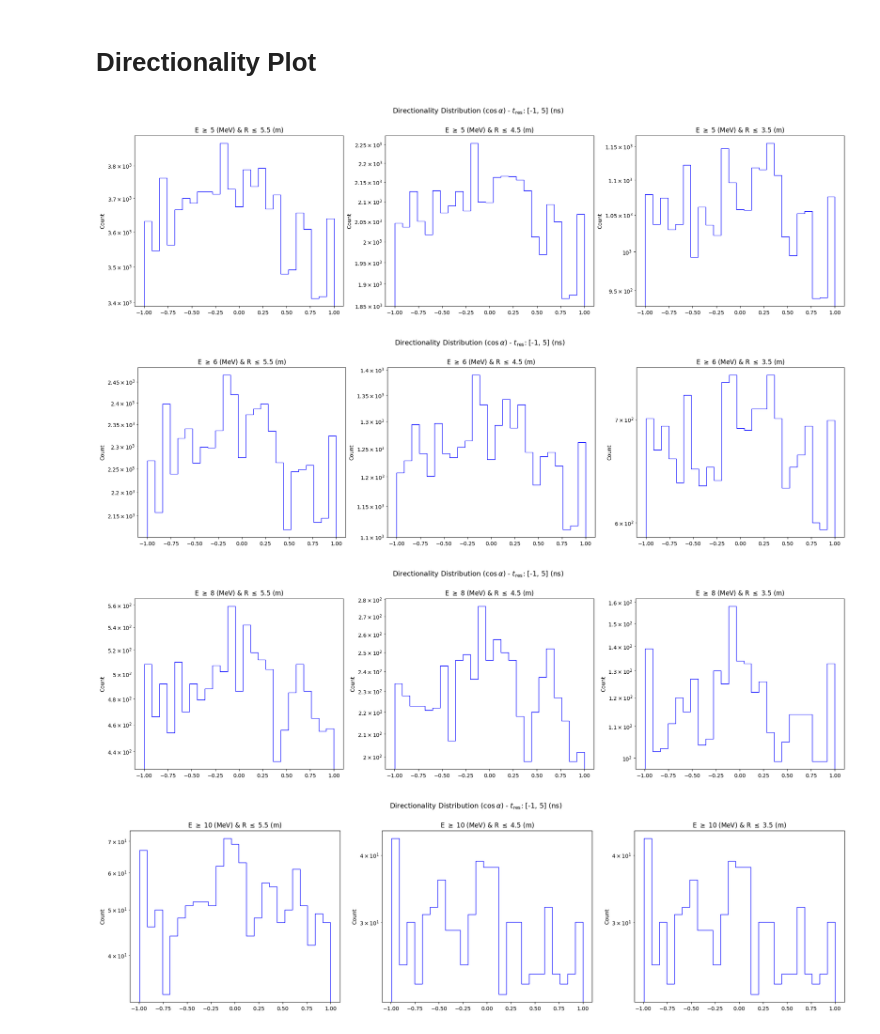
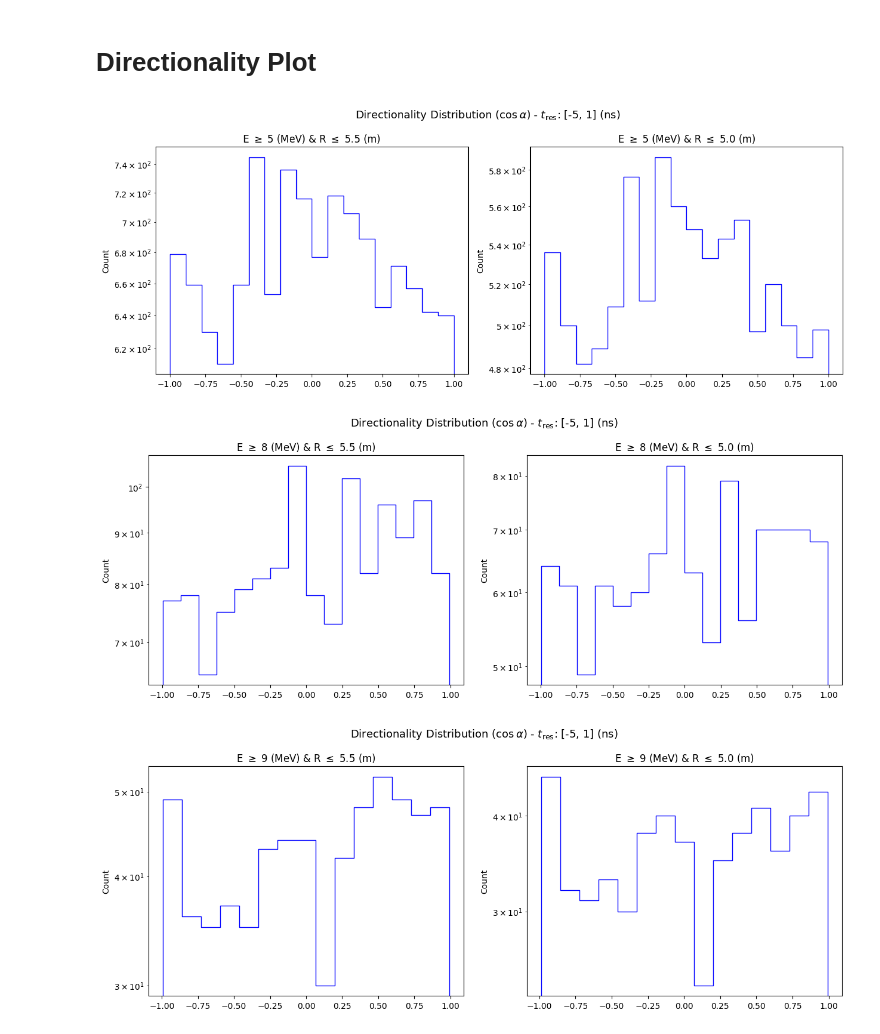
Before and after one commit to joankl/Solar-Neutrinos-Project, a Jupyter notebook: real data analysis/bisMSB/directionaly_pattern.ipynb, the cells around one changed output. Saved outputs shown, nothing was run; the diff lists cells and outputs as text; code cells hidden in the pictures.

```diff
--- a/real data analysis/bisMSB/directionaly_pattern.ipynb
+++ b/real data analysis/bisMSB/directionaly_pattern.ipynb
@@ -50,8 +50,8 @@ posr = obs_dict_ratds['posr']
 evtid_ratds = obs_dict_ratds['evtid']
 
 # ------ Time Residual Cut ------
-t_res_min = -1
-t_res_max = 5
+t_res_min = -5
+t_res_max = 1
 
 tres_condition = (time_res >= t_res_min) & (time_res <= t_res_max)
 
@@ -84,34 +88,33 @@ for i_dx in range(N_terms - 1):
 # %% [markdown]
 # Directionality Plot
 # %%
-bins = 25
+bins = [18, 16, 15]
 # ------ Define Cuts ------
-E_cut_list = [5, 6, 8, 10]
-R_cut_list = [5500, 4500, 3500]
+E_cut_list = [5, 8, 9]
+R_cut_list = [5500, 5000]
 
-for Ecut_i in E_cut_list:
+for j_dx, Ecut_i in enumerate(E_cut_list):
     en_cut_condition = (energy >= Ecut_i)
 
-    fig, axes = plt.subplots(1, len(R_cut_list), figsize=(24, 5.8))
+    fig, axes = plt.subplots(1, len(R_cut_list), figsize=(15, 5))
 
     for i_dx, Rcut_i in enumerate(R_cut_list):
         posr_cut_condition = (posr <= Rcut_i)
         cut_condition = en_cut_condition & posr_cut_condition
 
         cos_alpha_cut = cos_alpha[cut_condition]
 
         ax = axes[i_dx]
 
-        sn.histplot(cos_alpha_cut, ax = ax, bins = bins, alpha = 0, element = 'step', color = 'blue')
+        sn.histplot(cos_alpha_cut, ax = ax, bins = bins[j_dx], alpha = 0, element = 'step', color = 'blue')
 
         ax.set_title(fr'E $\geq$ {Ecut_i} (MeV) & R $\leq$ {Rcut_i*10**(-3)} (m)')
         ax.set_yscale('log')
 
     plt.suptitle(fr'Directionality Distribution ($\cos\alpha$) - $t_\mathrm{{res}}$: [{t_res_min:.0f}, {t_res_max:.0f}] (ns)', fontsize = 13, y = 1.01)
 
     plt.show()
 # %% [output]
-[figure, old version]
+[figure, new version]
-[figure, old version]
+[figure, new version]
-[figure, old version]
+[figure, new version]
-[figure, removed]
```
Also changed, not shown: parts of 1 cell of this notebook.
